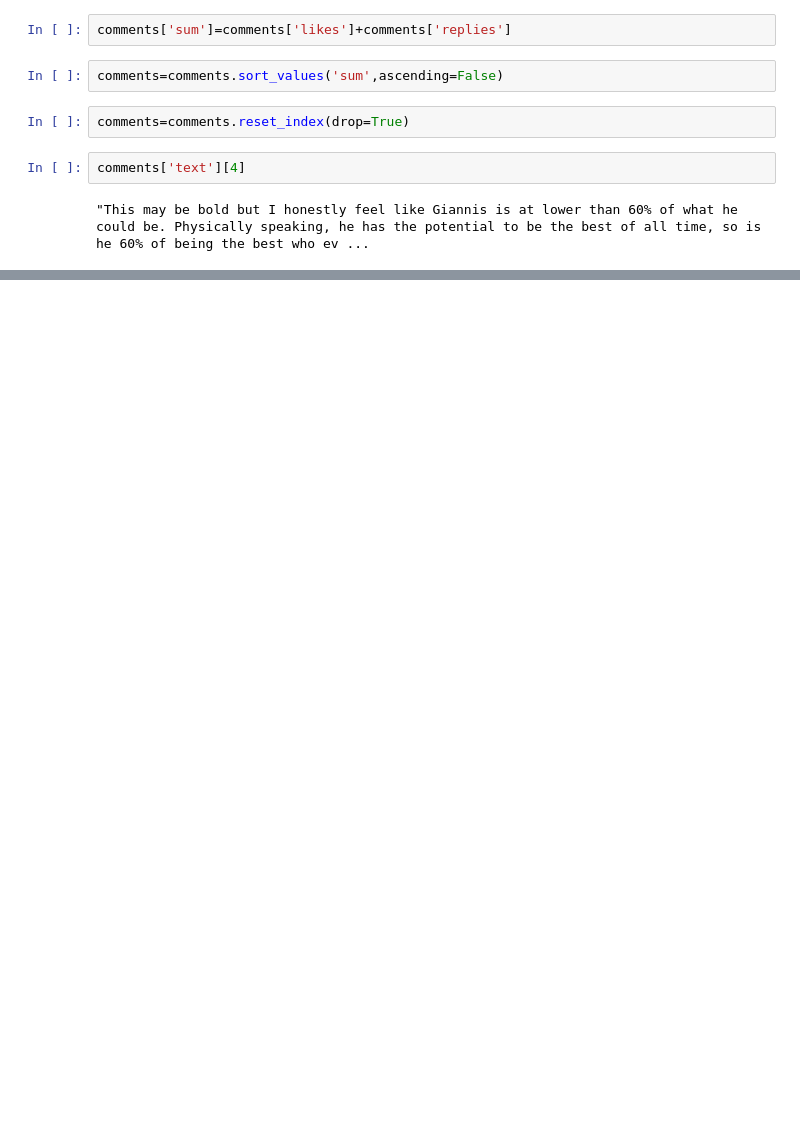
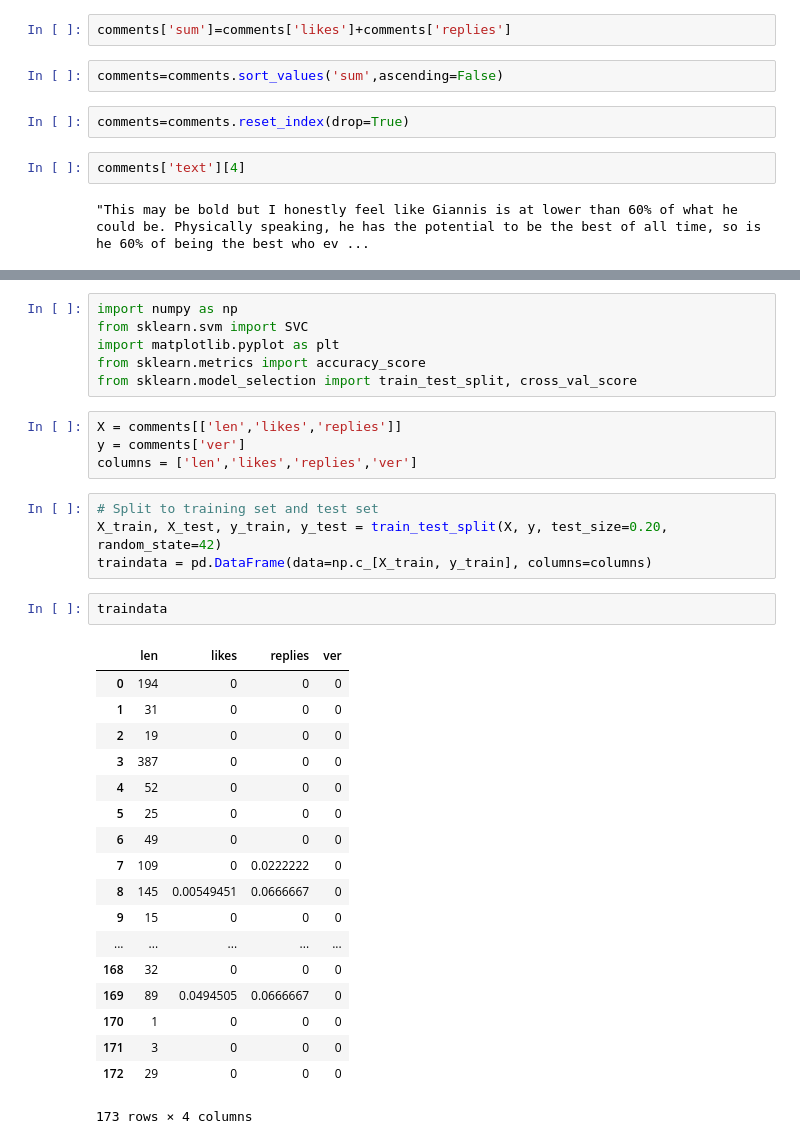
Before and after one commit to Dimosiaris/VerificationOrientedCommentDetectionHackathon, a Jupyter notebook: comment data.ipynb, the cells around one changed output, grey strips where cells are left out. Saved outputs shown, nothing was run; the diff lists cells and outputs as text; blank space fills up the shorter version.

Commit message:
Added svm classifier and data features

```diff
--- a/comment data.ipynb
+++ b/comment data.ipynb
@@ -98,0 +201,35 @@ comments['text'][4]
+# %%
+import numpy as np
+from sklearn.svm import SVC
+import matplotlib.pyplot as plt
+from sklearn.metrics import accuracy_score
+from sklearn.model_selection import train_test_split, cross_val_score
+# %%
+X = comments[['len','likes','replies']]
+y = comments['ver']
+columns = ['len','likes','replies','ver']
+# %%
+# Split to training set and test set
+X_train, X_test, y_train, y_test = train_test_split(X, y, test_size=0.20, random_state=42)
+traindata = pd.DataFrame(data=np.c_[X_train, y_train], columns=columns)
+# %%
+traindata
+# %% [output]
+|  | len | likes | replies | ver |
+| 0 | 194 | 0 | 0 | 0 |
+| 1 | 31 | 0 | 0 | 0 |
+| 2 | 19 | 0 | 0 | 0 |
+| 3 | 387 | 0 | 0 | 0 |
+| 4 | 52 | 0 | 0 | 0 |
+| 5 | 25 | 0 | 0 | 0 |
+| 6 | 49 | 0 | 0 | 0 |
+| 7 | 109 | 0 | 0.0222222 | 0 |
+| 8 | 145 | 0.00549451 | 0.0666667 | 0 |
+| 9 | 15 | 0 | 0 | 0 |
+| ... | ... | ... | ... | ... |
+| 168 | 32 | 0 | 0 | 0 |
+| 169 | 89 | 0.0494505 | 0.0666667 | 0 |
+| 170 | 1 | 0 | 0 | 0 |
+| 171 | 3 | 0 | 0 | 0 |
+| 172 | 29 | 0 | 0 | 0 |
+173 rows × 4 columns
```
Also changed, not shown: parts of 13 cells of this notebook.
